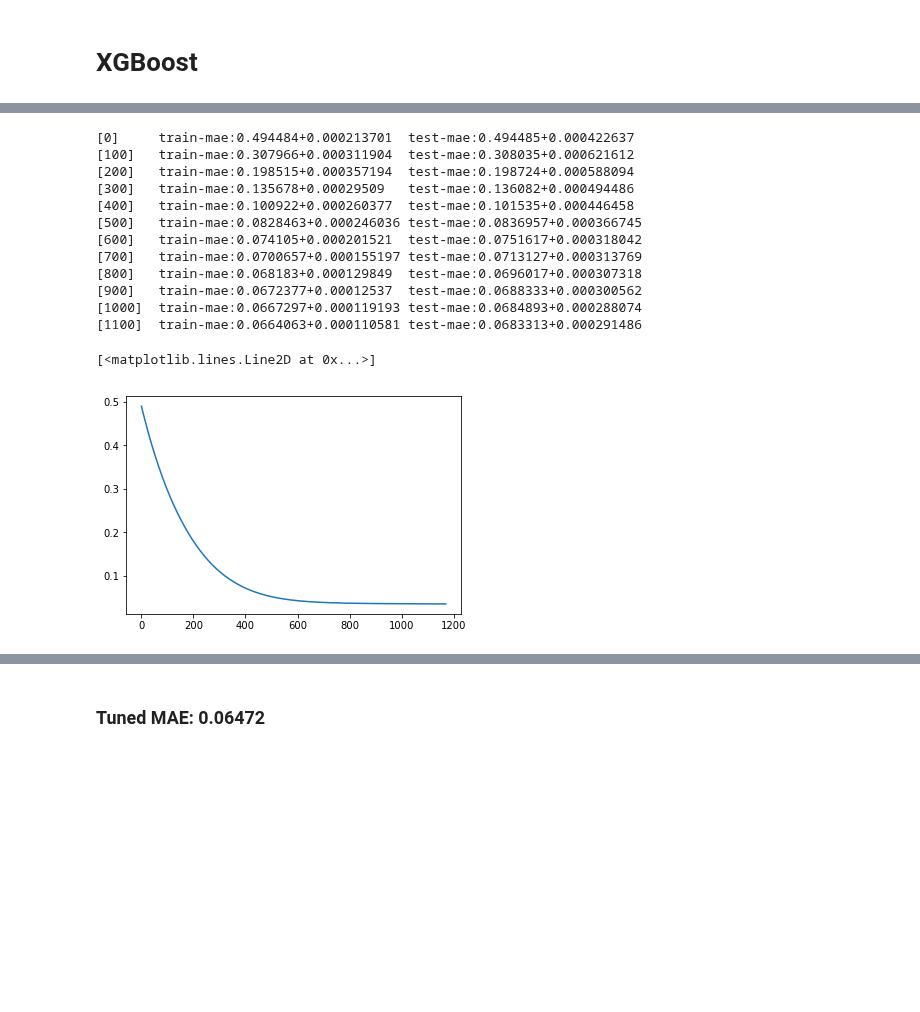
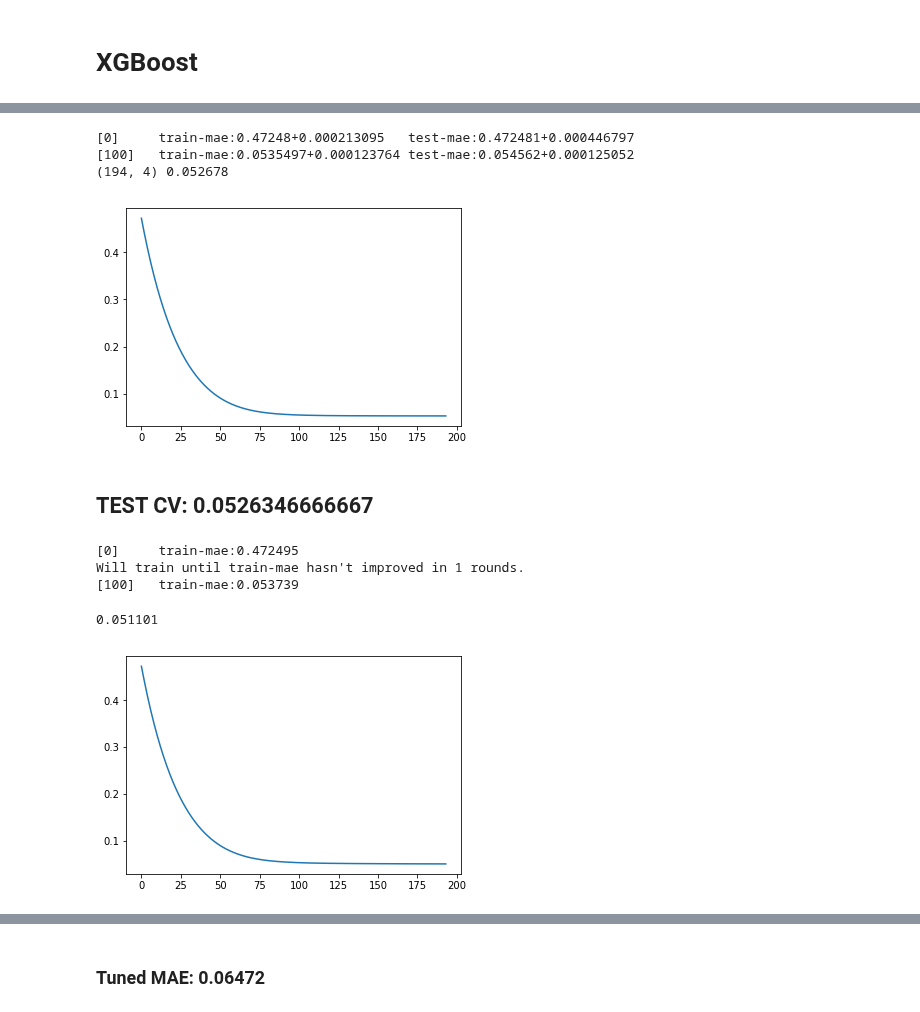
Before and after one commit to ibratface/dl_projects, a Jupyter notebook: zillow.ipynb, the cells around one changed output, grey strips where cells are left out. Cells and saved outputs as stored; diff of their text form; code cells hidden in the pictures; blank space fills up the shorter version.

```diff
--- a/zillow.ipynb
+++ b/zillow.ipynb
@@ -40,2 +40,5 @@ p = zdata.preprocessed.properties()
 # %% [markdown]
 # Common Functions
+# %%
+t = zdata.preprocessed.training()
+summarize(t)
@@ -89,0 +321,11 @@ def adapt(df, dropcols=set()):
+# %%
+def batches(df):
+    l = 'logerror'
+    la = 'logerror_abs'
+    m = 'transaction_month'
+    la80 = df[la].quantile(0.8)
+    la20 = df[la].quantile(0.2)
+    y_sets = [ df[l] > 0, df[l] < 0, df[la] < la80, df[la] >= la80, df[la] <= la20, df[la] > la20 ]
+    m_sets = [ range(1 + 3*i, 4 + 3*i) for i in range(4) ]
+    for m_set in m_sets:
+        yield ( [~df[m].astype(int).isin(m_set) & y_set for y_set in y_sets], df[m].astype(int).isin(m_set) )
@@ -118,23 +549,36 @@ evals_result = {}
+# %%
+xgb_params = {
+    'eta': 0.037,
+    'max_depth': 6,
+    'subsample': 0.8,
+    'colsample_bytree': 1,
+    'objective': 'reg:linear',
+    'eval_metric': 'mae',
+    'lambda': 0.8,
+    'alpha': 0.4,
+#     'base_score': y_mean,
+    'silent': 1
+}
 # %%
-hist = xgb.cv(params, d_train, 10000, nfold=3, early_stopping_rounds=1, verbose_eval=100)
+hist = xgb.cv(xgb_params, d_train, 10000, nfold=3, early_stopping_rounds=1, verbose_eval=100)
+plt.plot(hist.index, hist['test-mae-mean'])
+print(hist.shape, list(hist['test-mae-mean'])[-1])
 # %% [output]
-[0]     train-mae:0.494484+0.000213701  test-mae:0.494485+0.000422637
-[100]   train-mae:0.307966+0.000311904  test-mae:0.308035+0.000621612
-[200]   train-mae:0.198515+0.000357194  test-mae:0.198724+0.000588094
-[300]   train-mae:0.135678+0.00029509   test-mae:0.136082+0.000494486
-[400]   train-mae:0.100922+0.000260377  test-mae:0.101535+0.000446458
-[500]   train-mae:0.0828463+0.000246036 test-mae:0.0836957+0.000366745
-[600]   train-mae:0.074105+0.000201521  test-mae:0.0751617+0.000318042
-[700]   train-mae:0.0700657+0.000155197 test-mae:0.0713127+0.000313769
-[800]   train-mae:0.068183+0.000129849  test-mae:0.0696017+0.000307318
-[900]   train-mae:0.0672377+0.00012537  test-mae:0.0688333+0.000300562
-[1000]  train-mae:0.0667297+0.000119193 test-mae:0.0684893+0.000288074
-[1100]  train-mae:0.0664063+0.000110581 test-mae:0.0683313+0.000291486
+[0]     train-mae:0.47248+0.000213095   test-mae:0.472481+0.000446797
+[100]   train-mae:0.0535497+0.000123764 test-mae:0.054562+0.000125052
+(194, 4) 0.052678
+[figure, added]
+# %% [markdown]
+## TEST CV: 0.0526346666667
 # %%
-clf = xgb.train(params, d_train, 10000, watchlist, evals_result=evals_result,
+clf = xgb.train(xgb_params, d_train, hist.shape[0], watchlist, evals_result=evals_result,
                      early_stopping_rounds=1, verbose_eval=100)
 
 plt.plot(range(len(evals_result['train']['mae'])), evals_result['train']['mae'])
+evals_result['train']['mae'][-1]
 # %% [output]
-[<matplotlib.lines.Line2D at 0x...>]
+[0]     train-mae:0.472495
+Will train until train-mae hasn't improved in 1 rounds.
+[100]   train-mae:0.053739
+0.051101
-[figure, old version]
+[figure, new version]
```
Also changed, not shown: parts of 117 cells of this notebook, 1 other file.
